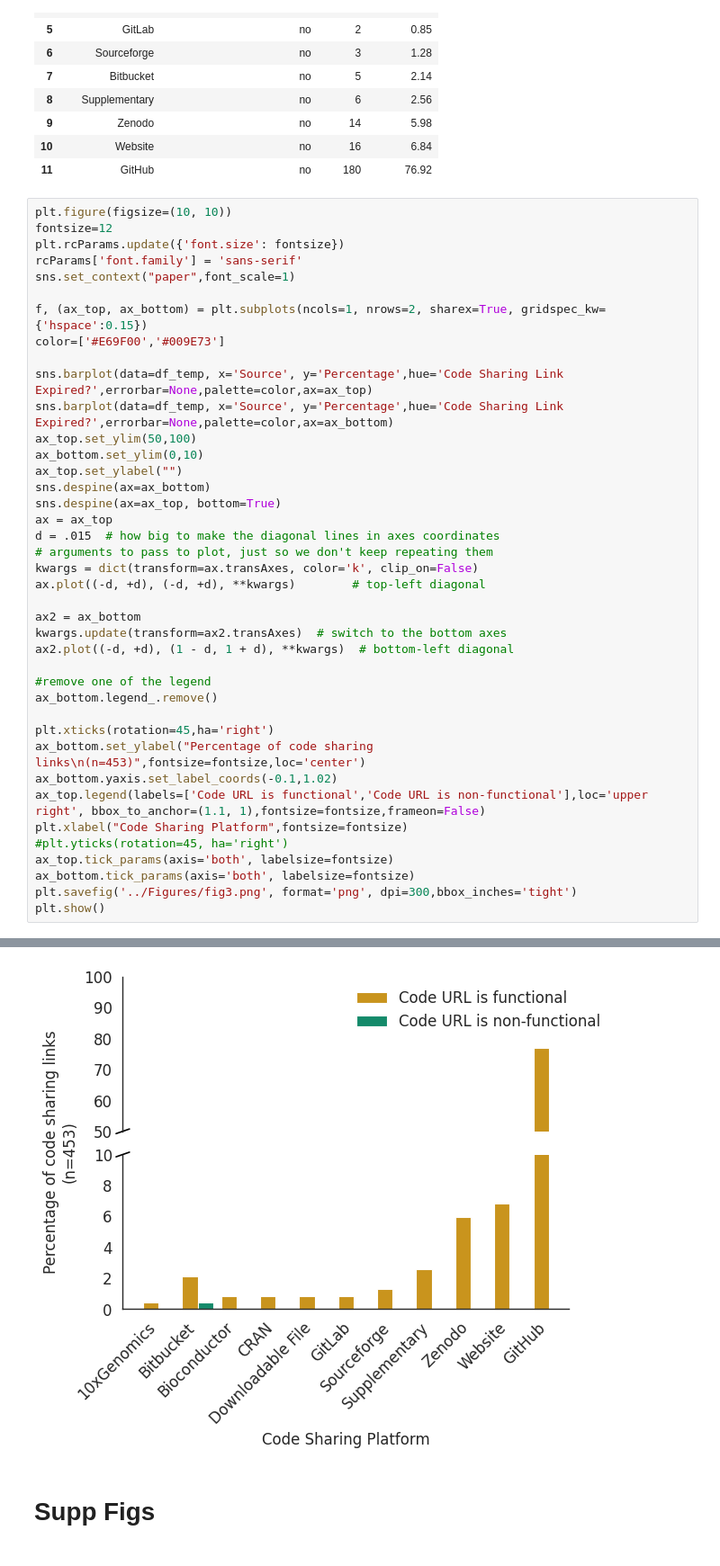
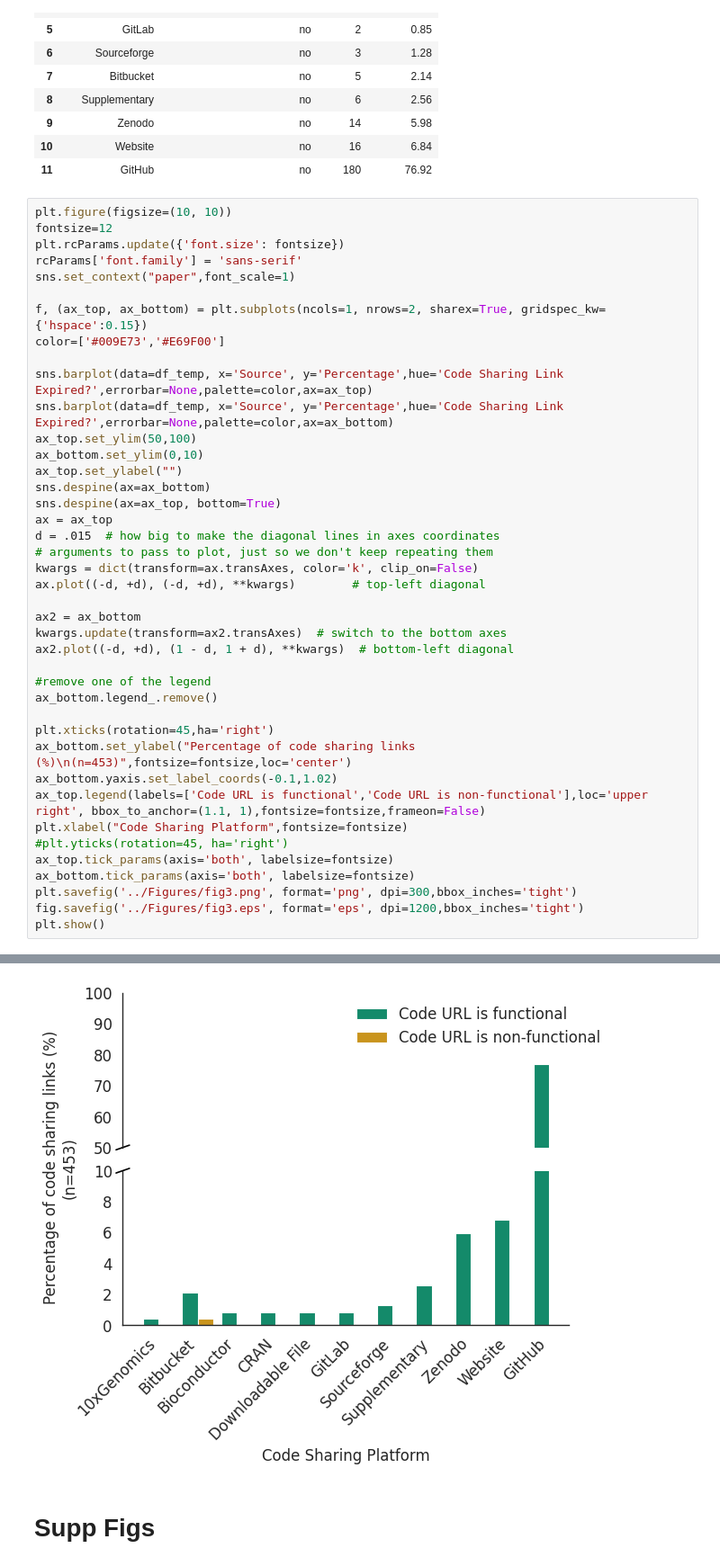
Before and after one commit to Mangul-Lab-USC/code-availability, a Jupyter notebook: notebooks/Figures.ipynb, the cells around one changed output, grey strips where cells are left out. Shown at 90% size. Cells and saved outputs as stored; diff of their text form.

```diff
--- a/notebooks/Figures.ipynb
+++ b/notebooks/Figures.ipynb
@@ -1792,41 +1795,42 @@ rcParams['font.family'] = 'sans-serif'
 sns.set_context("paper",font_scale=1)
 
 f, (ax_top, ax_bottom) = plt.subplots(ncols=1, nrows=2, sharex=True, gridspec_kw={'hspace':0.15})
-color=['#E69F00','#009E73']
+color=['#009E73','#E69F00']
 
 sns.barplot(data=df_temp, x='Source', y='Percentage',hue='Code Sharing Link Expired?',errorbar=None,palette=color,ax=ax_top)
 sns.barplot(data=df_temp, x='Source', y='Percentage',hue='Code Sharing Link Expired?',errorbar=None,palette=color,ax=ax_bottom)
 ax_top.set_ylim(50,100)
 ax_bottom.set_ylim(0,10)
 ax_top.set_ylabel("")
 sns.despine(ax=ax_bottom)
 sns.despine(ax=ax_top, bottom=True)
 ax = ax_top
 d = .015  # how big to make the diagonal lines in axes coordinates
 # arguments to pass to plot, just so we don't keep repeating them
 kwargs = dict(transform=ax.transAxes, color='k', clip_on=False)
 ax.plot((-d, +d), (-d, +d), **kwargs)        # top-left diagonal
 
 ax2 = ax_bottom
 kwargs.update(transform=ax2.transAxes)  # switch to the bottom axes
 ax2.plot((-d, +d), (1 - d, 1 + d), **kwargs)  # bottom-left diagonal
 
 #remove one of the legend
 ax_bottom.legend_.remove()
 
 plt.xticks(rotation=45,ha='right')
-ax_bottom.set_ylabel("Percentage of code sharing links\n(n=453)",fontsize=fontsize,loc='center')
+ax_bottom.set_ylabel("Percentage of code sharing links (%)\n(n=453)",fontsize=fontsize,loc='center')
 ax_bottom.yaxis.set_label_coords(-0.1,1.02)
 ax_top.legend(labels=['Code URL is functional','Code URL is non-functional'],loc='upper right', bbox_to_anchor=(1.1, 1),fontsize=fontsize,frameon=False)
 plt.xlabel("Code Sharing Platform",fontsize=fontsize)
 #plt.yticks(rotation=45, ha='right')
 ax_top.tick_params(axis='both', labelsize=fontsize)
 ax_bottom.tick_params(axis='both', labelsize=fontsize)
 plt.savefig('../Figures/fig3.png', format='png', dpi=300,bbox_inches='tight')
+fig.savefig('../Figures/fig3.eps', format='eps', dpi=1200,bbox_inches='tight')
 plt.show()
 # %% [output]
 <Figure size 1000x1000 with 0 Axes>
-[figure, old version]
+[figure, new version]
 # %% [markdown]
 # Supp Figs
 # %% [markdown]
```
Also changed, not shown: parts of 14 cells of this notebook, 29 other files.
